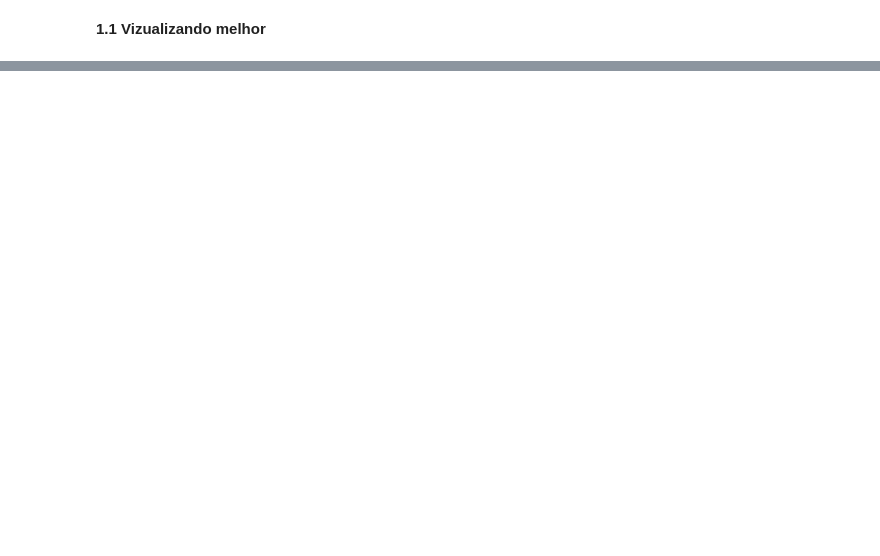
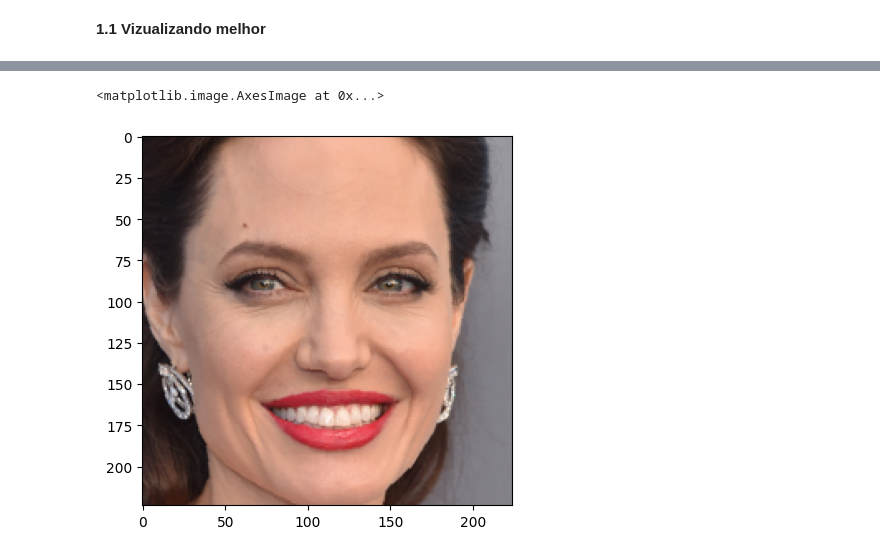
Before and after one commit to Lohries/Big_Chungus, a Jupyter notebook: First_Project/DeepFace/Notes.ipynb, the cells around one changed output, grey strips where cells are left out. Cells and saved outputs as stored; diff of their text form; code cells hidden in the pictures; blank space fills up the shorter version.

```diff
--- a/First_Project/DeepFace/Notes.ipynb
+++ b/First_Project/DeepFace/Notes.ipynb
@@ -12,5 +10,5 @@ from deepface import  DeepFace
 # %%
-img1 = '/Users/lohries/Desktop/Brain/First_Project/DeepFace/img/Celebrity1.jpeg'
-img2 = '/Users/lohries/Desktop/Brain/First_Project/DeepFace/img/Celebrity2.jpeg'
+img1_path = '/Users/lohries/Desktop/Brain/First_Project/DeepFace/img/Celebrity1.jpeg'
+img2_path = '/Users/lohries/Desktop/Brain/First_Project/DeepFace/img/Celebrity2.jpeg'
 # %% [markdown]
 ***Using the model***
@@ -36,3 +38,6 @@ False
 **1.1 Vizualizando melhor**
 # %%
 import matplotlib.pyplot as plt
+# %%
+img1 = DeepFace.detectFace(img1_path, detector_backend='opencv') #Selecionando area da face dentro da img
+img2 = DeepFace.detectFace(img2_path, detector_backend='opencv')
@@ -38,0 +47,5 @@ import matplotlib.pyplot as plt
+# %%
+plt.imshow(img1)
+# %% [output]
+<matplotlib.image.AxesImage at 0x...>
+[figure, added]
```
Also changed, not shown: parts of 16 cells of this notebook, 2 other files.
